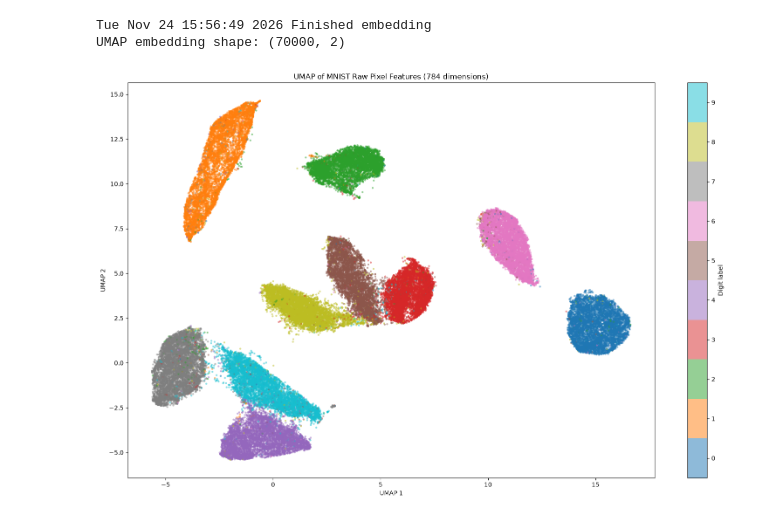
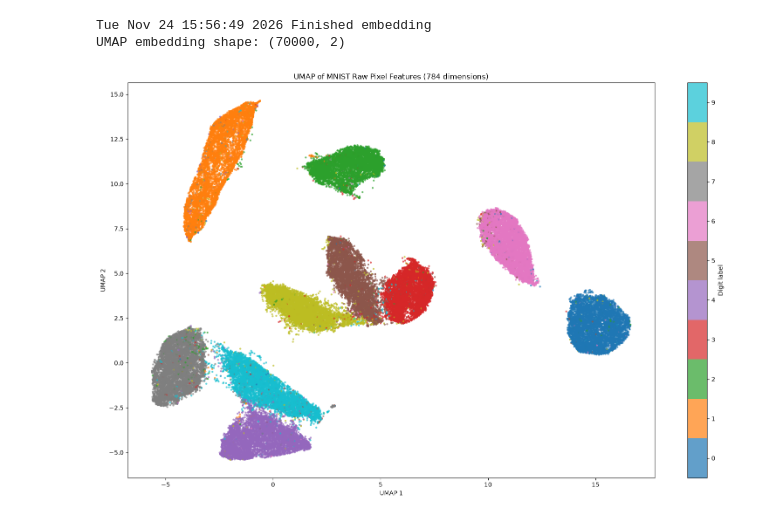
Before and after one commit to cudidotdev/mnist-784-rbf-experiments, a Jupyter notebook: notebooks/00_data_exploration.ipynb, the cells around one changed output. Saved outputs shown, nothing was run; the diff lists cells and outputs as text; code cells hidden in the pictures.

Commit message:
fix(plot): thickened the scatter plot on the umap of mnist raw pixel

```diff
--- a/notebooks/00_data_exploration.ipynb
+++ b/notebooks/00_data_exploration.ipynb
@@ -203,31 +203,31 @@ UMAP embedding shape: (70000, 2)
 # %%
 fig, ax = plt.subplots(figsize=(16, 10))
 
 scatter = ax.scatter(
     X_umap[:, 0],
     X_umap[:, 1],
     c=y,
     cmap="tab10",
     norm=plt.Normalize(-0.5, 9.5),
     s=10,
-    alpha=0.50,
+    alpha=0.70,
     linewidths=0,
     rasterized=True,
 )
 
 colorbar = fig.colorbar(
     scatter,
     ax=ax,
     ticks=np.arange(10),
 )
 colorbar.set_label("Digit label")
 
 ax.set_xlabel("UMAP 1")
 ax.set_ylabel("UMAP 2")
 ax.set_title("UMAP of MNIST Raw Pixel Features (784 dimensions)")
 
 fig.tight_layout()
 save_figure(fig, "mnist-raw-pixels-umap.png")
 plt.show()
 # %% [output]
-[figure, old version]
+[figure, new version]
```
Also changed, not shown: 1 other file.
